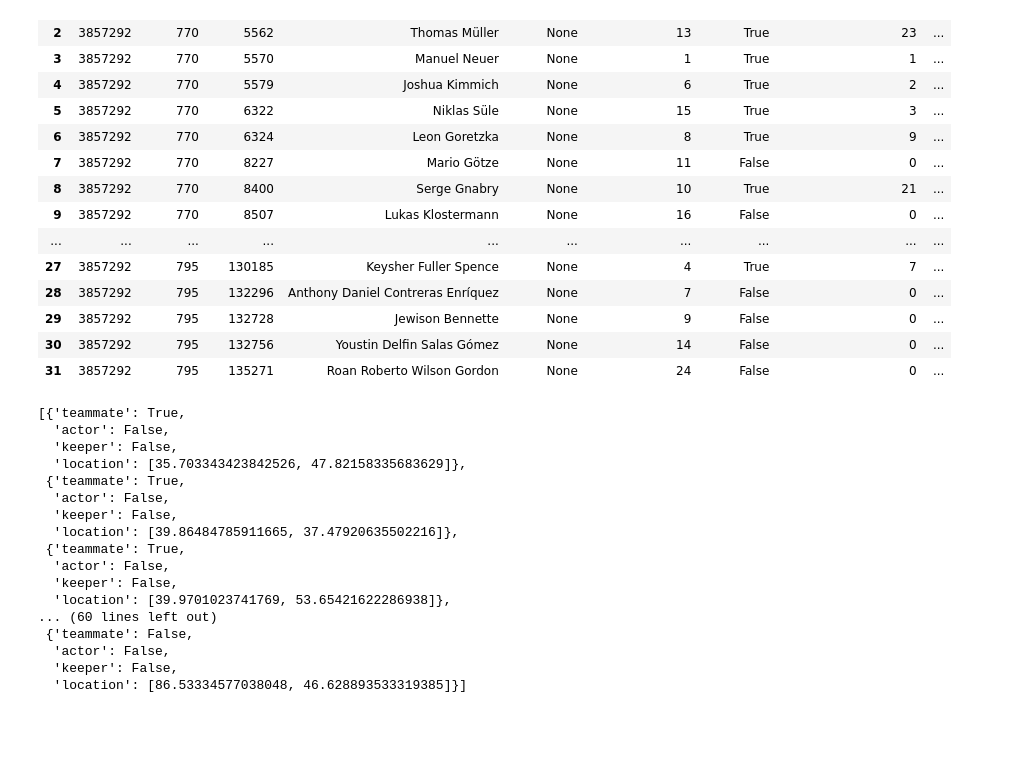
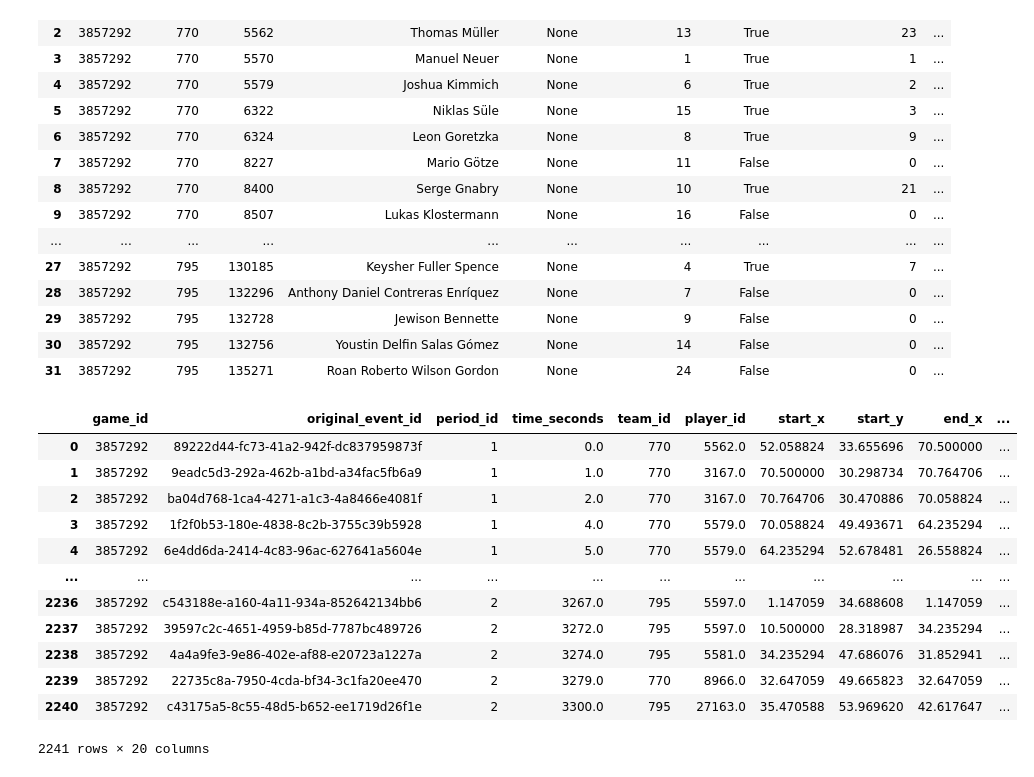
Before and after one commit to Steve23522016/vaep-base-code, a Jupyter notebook: notebooks/tutorial6_trial_socceraction_statsbomb.ipynb, the cells around one changed output. Cells and saved outputs as stored; diff of their text form; code cells hidden in the pictures; blank space fills up the shorter version.

```diff
--- a/notebooks/tutorial6_trial_socceraction_statsbomb.ipynb
+++ b/notebooks/tutorial6_trial_socceraction_statsbomb.ipynb
@@ -75,49 +75,43 @@ players_df
 # %%
 # # Load 360 data
 # list_competitions_ids = []
 # list_game_ids = []
 
 # competitions_df = api.competitions()
 # for _, row in competitions_df.iterrows():
 #     if (row['competition_gender'] == 'male'):
 #         list_competitions_ids.append((row['competition_id'], row['season_id']))
 
 # for competition_id, season_id in list_competitions_ids:
 #     games_df = api.games(competition_id, season_id)
 #     for _, row in games_df.iterrows():
 #         list_game_ids.append((row['game_id'], row['home_team_id'], row['away_team_id']))
 
 # for game_id, home_team_id, away_team_id in list_game_ids:
 #     try:
 #         this_game_events_df = api.events(game_id, load_360=True)
 #         this_game_events_df = spadl.add_names(convert_to_actions(this_game_events_df, home_team_id))
 #         this_game_events_df.to_csv(f'data/statsbomb_event_360_data/{game_id}_{home_team_id}_{away_team_id}_statsbomb_event_360.csv')
 #     except FileNotFoundError:
 #         print(f'File not found {game_id}-{home_team_id}-{away_team_id}')
 
 game_id_test_360 = 3857292
 home_team_id = 795
 this_game_events_df = api.events(game_id_test_360, load_360=True)
 this_game_events_df_spadl = spadl.add_names(convert_to_actions(this_game_events_df, home_team_id))
 this_game_events_df_spadl_with_360 = pd.merge(this_game_events_df_spadl, this_game_events_df[["event_id", "visible_area_360", "freeze_frame_360"]], how="inner", left_on="original_event_id", right_on="event_id")
 this_game_events_df_spadl_with_360
-test = this_game_events_df_spadl_with_360[this_game_events_df_spadl_with_360["original_event_id"] == "89222d44-fc73-41a2-942f-dc837959873f"]["freeze_frame_360"].iloc[0]
-test
 # %% [output]
+|  | game_id | original_event_id | period_id | time_seconds | team_id | player_id | start_x | start_y | end_x | ... |
+| 0 | 3857292 | 89222d44-fc73-41a2-942f-dc837959873f | 1 | 0.0 | 770 | 5562.0 | 52.058824 | 33.655696 | 70.500000 | ... |
+| 1 | 3857292 | 9eadc5d3-292a-462b-a1bd-a34fac5fb6a9 | 1 | 1.0 | 770 | 3167.0 | 70.500000 | 30.298734 | 70.764706 | ... |
+| 2 | 3857292 | ba04d768-1ca4-4271-a1c3-4a8466e4081f | 1 | 2.0 | 770 | 3167.0 | 70.764706 | 30.470886 | 70.058824 | ... |
+| 3 | 3857292 | 1f2f0b53-180e-4838-8c2b-3755c39b5928 | 1 | 4.0 | 770 | 5579.0 | 70.058824 | 49.493671 | 64.235294 | ... |
+| 4 | 3857292 | 6e4dd6da-2414-4c83-96ac-627641a5604e | 1 | 5.0 | 770 | 5579.0 | 64.235294 | 52.678481 | 26.558824 | ... |
+| ... | ... | ... | ... | ... | ... | ... | ... | ... | ... | ... |
+| 2236 | 3857292 | c543188e-a160-4a11-934a-852642134bb6 | 2 | 3267.0 | 795 | 5597.0 | 1.147059 | 34.688608 | 1.147059 | ... |
+| 2237 | 3857292 | 39597c2c-4651-4959-b85d-7787bc489726 | 2 | 3272.0 | 795 | 5597.0 | 10.500000 | 28.318987 | 34.235294 | ... |
+| 2238 | 3857292 | 4a4a9fe3-9e86-402e-af88-e20723a1227a | 2 | 3274.0 | 795 | 5581.0 | 34.235294 | 47.686076 | 31.852941 | ... |
+| 2239 | 3857292 | 22735c8a-7950-4cda-bf34-3c1fa20ee470 | 2 | 3279.0 | 770 | 8966.0 | 32.647059 | 49.665823 | 32.647059 | ... |
+| 2240 | 3857292 | c43175a5-8c55-48d5-b652-ee1719d26f1e | 2 | 3300.0 | 795 | 27163.0 | 35.470588 | 53.969620 | 42.617647 | ... |
-[{'teammate': True,
-  'actor': False,
-  'keeper': False,
-  'location': [35.703343423842526, 47.82158335683629]},
- {'teammate': True,
-  'actor': False,
-  'keeper': False,
-  'location': [39.86484785911665, 37.47920635502216]},
- {'teammate': True,
-  'actor': False,
-  'keeper': False,
-  'location': [39.9701023741769, 53.65421622286938]},
-... (60 lines left out)
- {'teammate': False,
-  'actor': False,
-  'keeper': False,
-  'location': [86.53334577038048, 46.628893533319385]}]
+2241 rows × 20 columns
```
Also changed, not shown: 2 other files.
